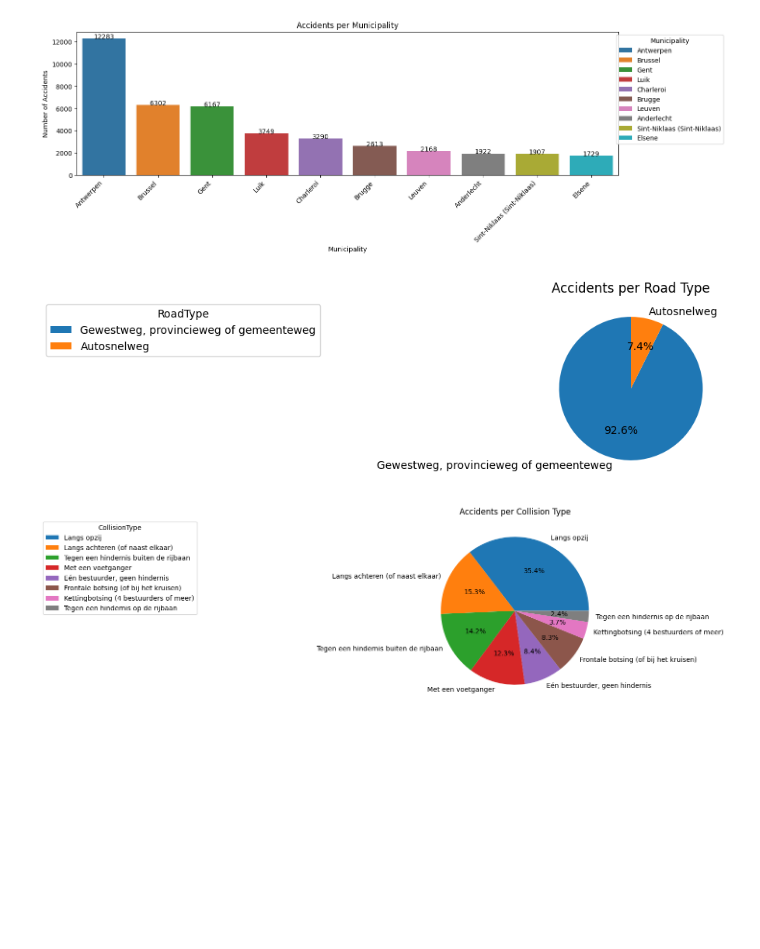
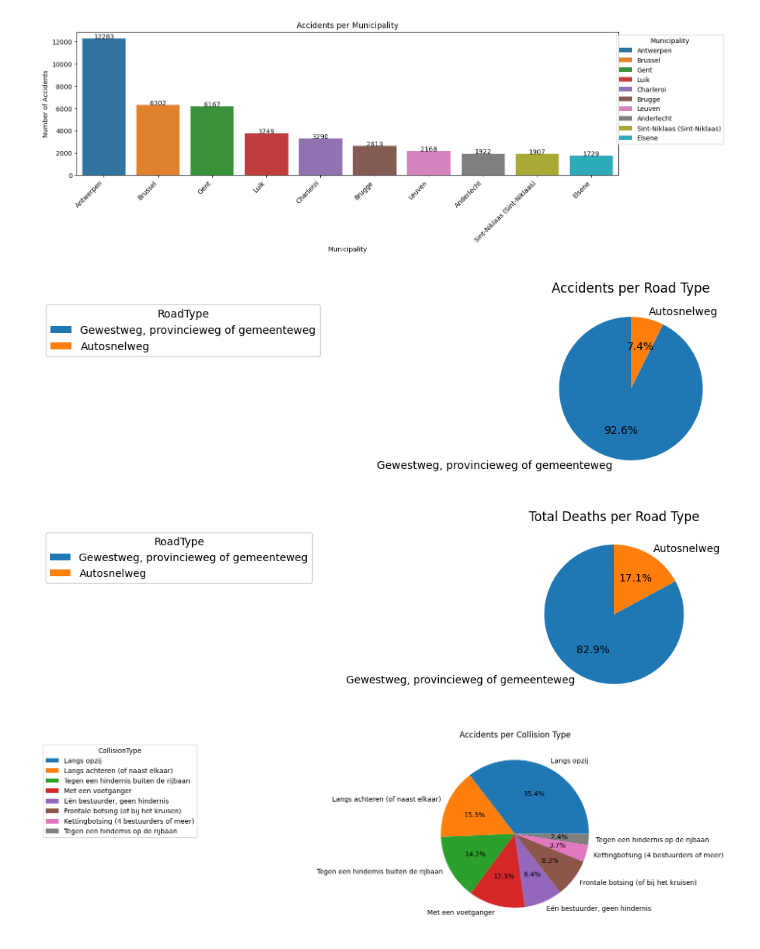
Before and after one commit to bhusalgokarna/Modular_Base_Coding, a Jupyter notebook: Visualization.ipynb, the cells around one changed output. Drawn from its saved outputs; the diff is of its cells as text; code cells hidden in the pictures; blank space fills up the shorter version.

Commit message:
Visual_updated

```diff
--- a/Visualization.ipynb
+++ b/Visualization.ipynb
@@ -155,25 +158,37 @@ set_ticklabels() should only be used with a fixed number of ticks, i.e. after se
 [figure]
 # %%
 # Road type analysis
-fig,ax=plt.subplots(figsize=(6,3))
+fig,ax=plt.subplots(figsize=(10,3))
 filter_df = df[df['RoadType']!='Onbekend']
 accidents_per_road = filter_df.groupby('RoadType')[['Accident']].sum()
 accidents_per_road = accidents_per_road.sort_values(by='Accident',ascending=False).reset_index()
 ax.pie(accidents_per_road['Accident'], labels=accidents_per_road['RoadType'], autopct='%1.1f%%', startangle=90)
 ax.set_title('Accidents per Road Type')
 plt.legend(title='RoadType',loc='upper right',bbox_to_anchor=(-1.2, 1))
 plt.show()
 
 # Road type analysis by year
 accidents_per_road = filter_df.groupby(['Year','RoadType'])[['Accident']].sum()
 accidents_per_road = accidents_per_road.reset_index()
 fig=px.line(accidents_per_road, x='Year', y='Accident', title='Accidents per Road Type by Year', color='RoadType',
         labels={'Year':'Year', 'Accident':'Number of Accidents', 'RoadType':'RoadType'},line_group='RoadType',markers=True, facet_col='RoadType')
-fig.write_html('Accidents_per_RoadType_by_Year.html')
+#fig.write_html('Accidents_per_RoadType_by_Year.html')
 
 fig.show()
+
+# check total death base on rode type
+fig,ax=plt.subplots(figsize=(10,3))
+filter_df = df[df['RoadType']!='Onbekend']
+accidents_per_road = filter_df.groupby('RoadType')[['total_Deaths']].sum()
+accidents_per_road = accidents_per_road.sort_values(by='total_Deaths',ascending=False).reset_index()
+accidents_per_road['total_Deaths'] = accidents_per_road['total_Deaths'].astype(int)
+ax.pie(accidents_per_road['total_Deaths'], labels=accidents_per_road['RoadType'], autopct='%1.1f%%', startangle=90)
+ax.set_title('Total Deaths per Road Type')
+plt.legend(title='RoadType',loc='upper right',bbox_to_anchor=(-1.2, 1))
+plt.show()
 # %% [output]
 [figure]
+[figure, added]
 # %%
 # Collision type analysis
 fig,ax=plt.subplots(figsize=(15,5))
```
Also changed, not shown: parts of 2 cells of this notebook, 1 other file.
